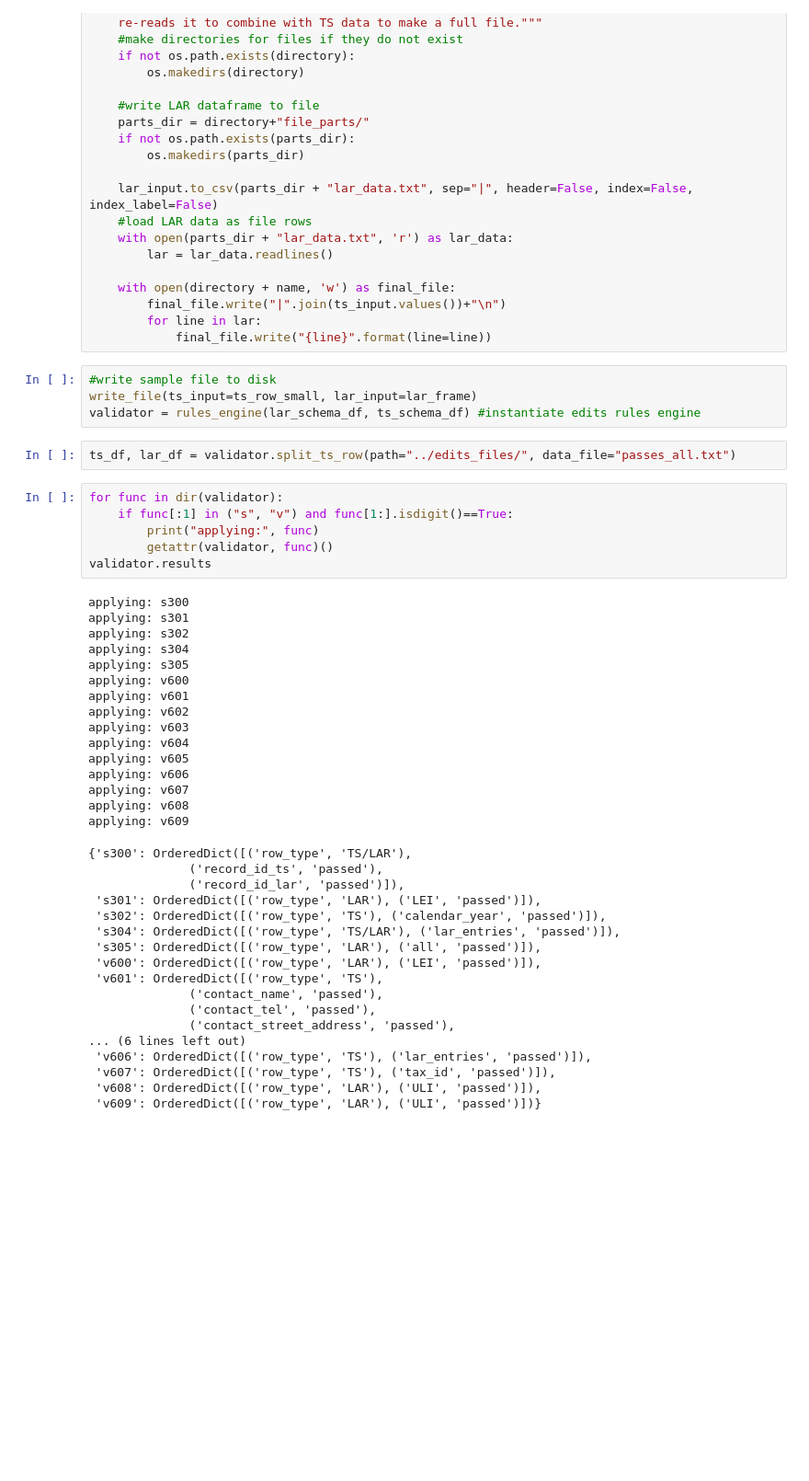
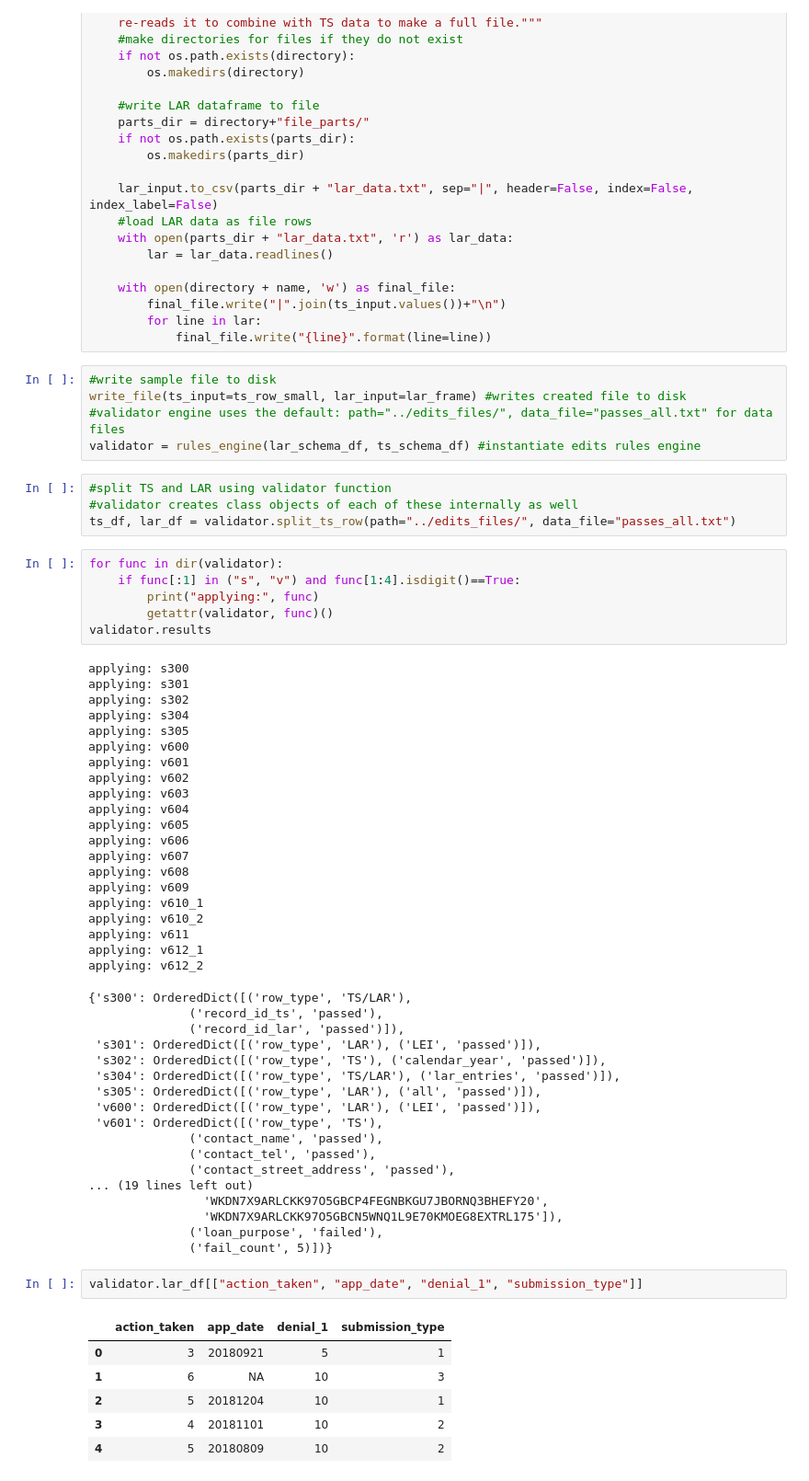
Before and after one commit to cfpb/hmda-test-files, a Jupyter notebook: python/2018_test_file_maker.ipynb, the cells around one changed output. Shown at 92% size. Drawn from its saved outputs; the diff is of its cells as text; blank space fills up the shorter version.

```diff
--- a/python/2018_test_file_maker.ipynb
+++ b/python/2018_test_file_maker.ipynb
@@ -117,13 +141,16 @@ def write_file(ts_input=None, lar_input=None, directory="../edits_files/", name=
             final_file.write("{line}".format(line=line))
 # %%
 #write sample file to disk
-write_file(ts_input=ts_row_small, lar_input=lar_frame)
+write_file(ts_input=ts_row_small, lar_input=lar_frame) #writes created file to disk
+#validator engine uses the default: path="../edits_files/", data_file="passes_all.txt" for data files
 validator = rules_engine(lar_schema_df, ts_schema_df) #instantiate edits rules engine
-# %%
-ts_df, lar_df = validator.split_ts_row(path="../edits_files/", data_file="passes_all.txt")
+# %%
+#split TS and LAR using validator function
+#validator creates class objects of each of these internally as well
+ts_df, lar_df = validator.split_ts_row(path="../edits_files/", data_file="passes_all.txt")
 # %%
 for func in dir(validator):
-    if func[:1] in ("s", "v") and func[1:].isdigit()==True:
+    if func[:1] in ("s", "v") and func[1:4].isdigit()==True:
         print("applying:", func)
         getattr(validator, func)()
 validator.results
@@ -143,6 +170,11 @@ applying: v606
 applying: v607
 applying: v608
 applying: v609
+applying: v610_1
+applying: v610_2
+applying: v611
+applying: v612_1
+applying: v612_2
 {'s300': OrderedDict([('row_type', 'TS/LAR'),
               ('record_id_ts', 'passed'),
               ('record_id_lar', 'passed')]),
@@ -155,8 +187,17 @@ applying: v609
               ('contact_name', 'passed'),
               ('contact_tel', 'passed'),
               ('contact_street_address', 'passed'),
-... (6 lines left out)
- 'v606': OrderedDict([('row_type', 'TS'), ('lar_entries', 'passed')]),
- 'v607': OrderedDict([('row_type', 'TS'), ('tax_id', 'passed')]),
- 'v608': OrderedDict([('row_type', 'LAR'), ('ULI', 'passed')]),
- 'v609': OrderedDict([('row_type', 'LAR'), ('ULI', 'passed')])}
+... (19 lines left out)
+                'WKDN7X9ARLCKK97O5GBCP4FEGNBKGU7JBORNQ3BHEFY20',
+                'WKDN7X9ARLCKK97O5GBCN5WNQ1L9E70KMOEG8EXTRL175']),
+              ('loan_purpose', 'failed'),
+              ('fail_count', 5)])}
+# %%
+validator.lar_df[["action_taken", "app_date", "denial_1", "submission_type"]]
+# %% [output]
+|  | action_taken | app_date | denial_1 | submission_type |
+| 0 | 3 | 20180921 | 5 | 1 |
+| 1 | 6 | NA | 10 | 3 |
+| 2 | 5 | 20181204 | 10 | 1 |
+| 3 | 4 | 20181101 | 10 | 2 |
+| 4 | 5 | 20180809 | 10 | 2 |
```
Also changed, not shown: parts of 3 cells of this notebook.
